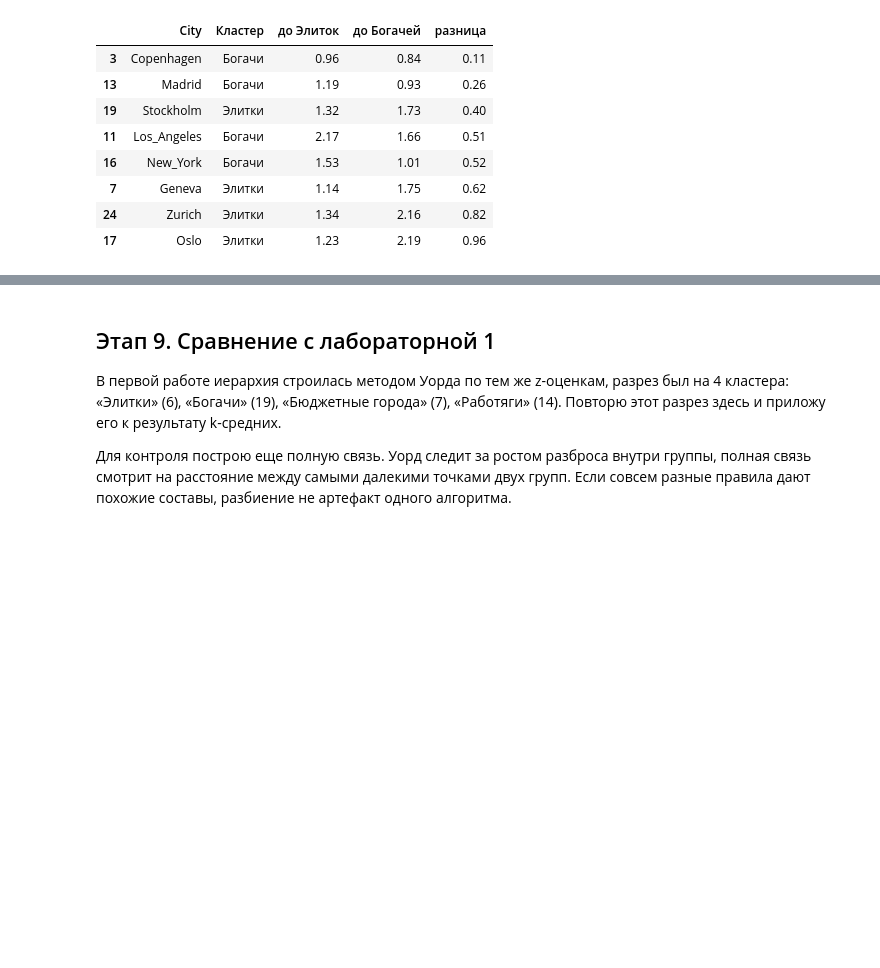
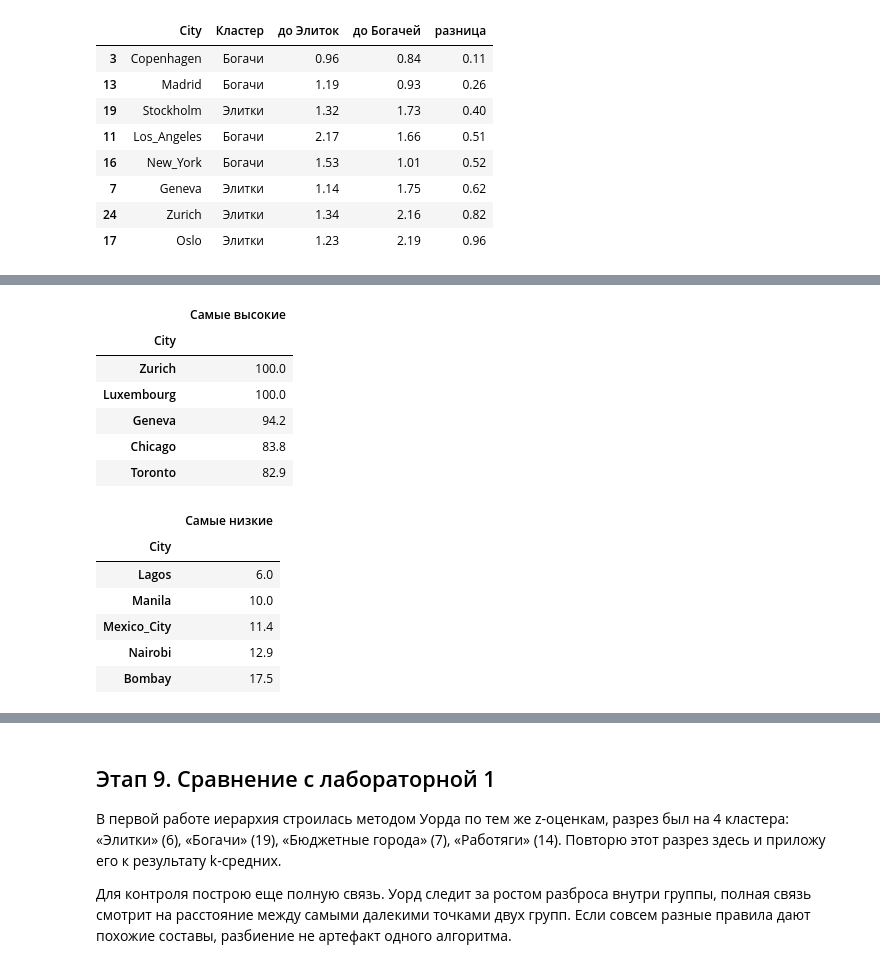
Before and after one commit to destorz11/Python-data-analysis, a Jupyter notebook: lab2_kmeans/notebooks/lab2_kmeans.ipynb, the cells around one changed output, grey strips where cells are left out. Cells and saved outputs as stored; diff of their text form; code cells hidden in the pictures; blank space fills up the shorter version.

```diff
--- a/lab2_kmeans/notebooks/lab2_kmeans.ipynb
+++ b/lab2_kmeans/notebooks/lab2_kmeans.ipynb
@@ -741,0 +716,20 @@ border.head(8).round(2)
+# %%
+df_clusters['RealWage'] = df_clusters['Salary'] / df_clusters['Price'] * 100
+
+display(df_clusters['RealWage'].sort_values(ascending=False).head().round(1).to_frame('Самые высокие'))
+df_clusters['RealWage'].sort_values().head().round(1).to_frame('Самые низкие')
+# %% [output]
+|  | Самые высокие |
+| City |  |
+| Zurich | 100.0 |
+| Luxembourg | 100.0 |
+| Geneva | 94.2 |
+| Chicago | 83.8 |
+| Toronto | 82.9 |
+|  | Самые низкие |
+| City |  |
+| Lagos | 6.0 |
+| Manila | 10.0 |
+| Mexico_City | 11.4 |
+| Nairobi | 12.9 |
+| Bombay | 17.5 |
```
Also changed, not shown: parts of 16 cells of this notebook.
